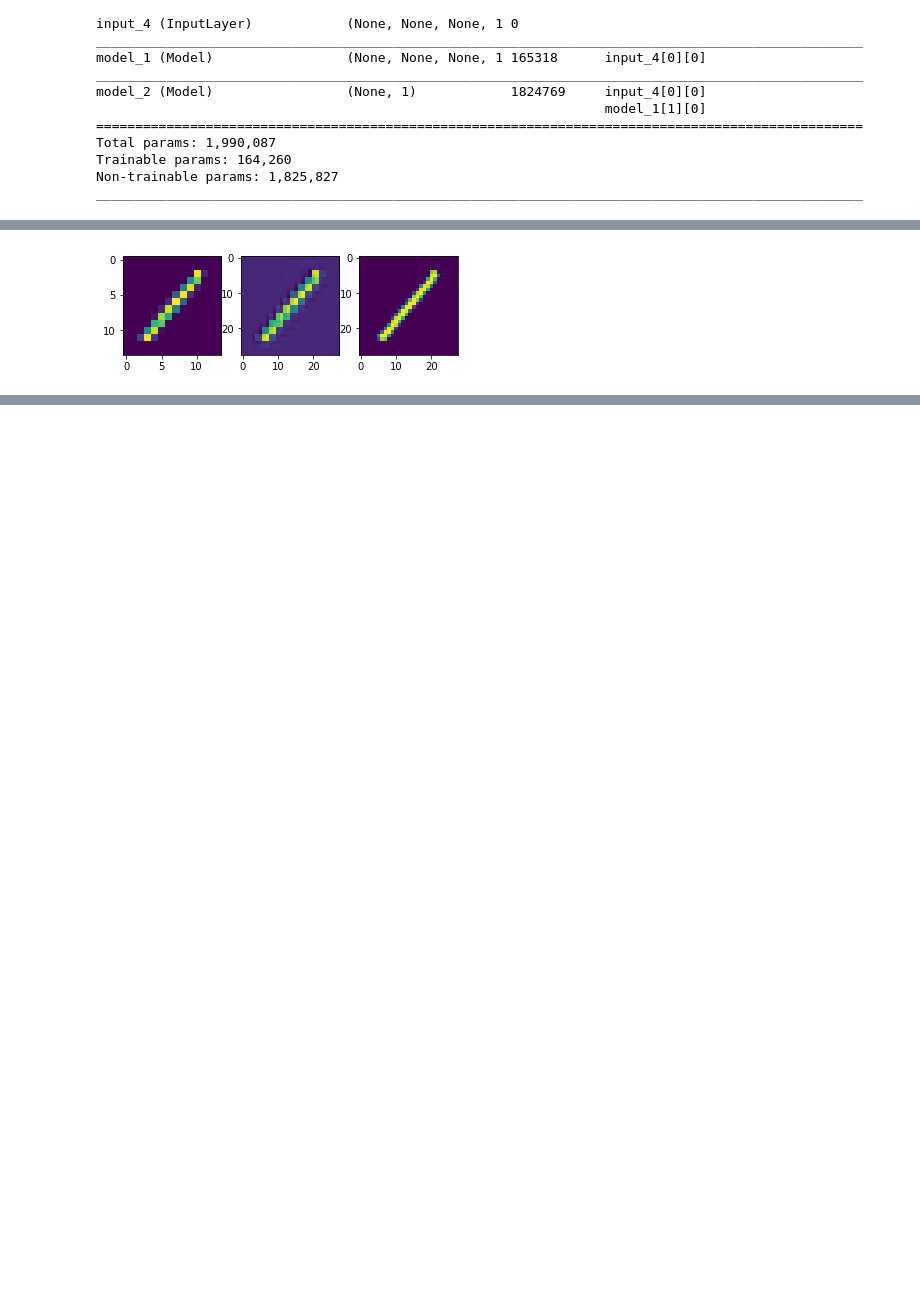
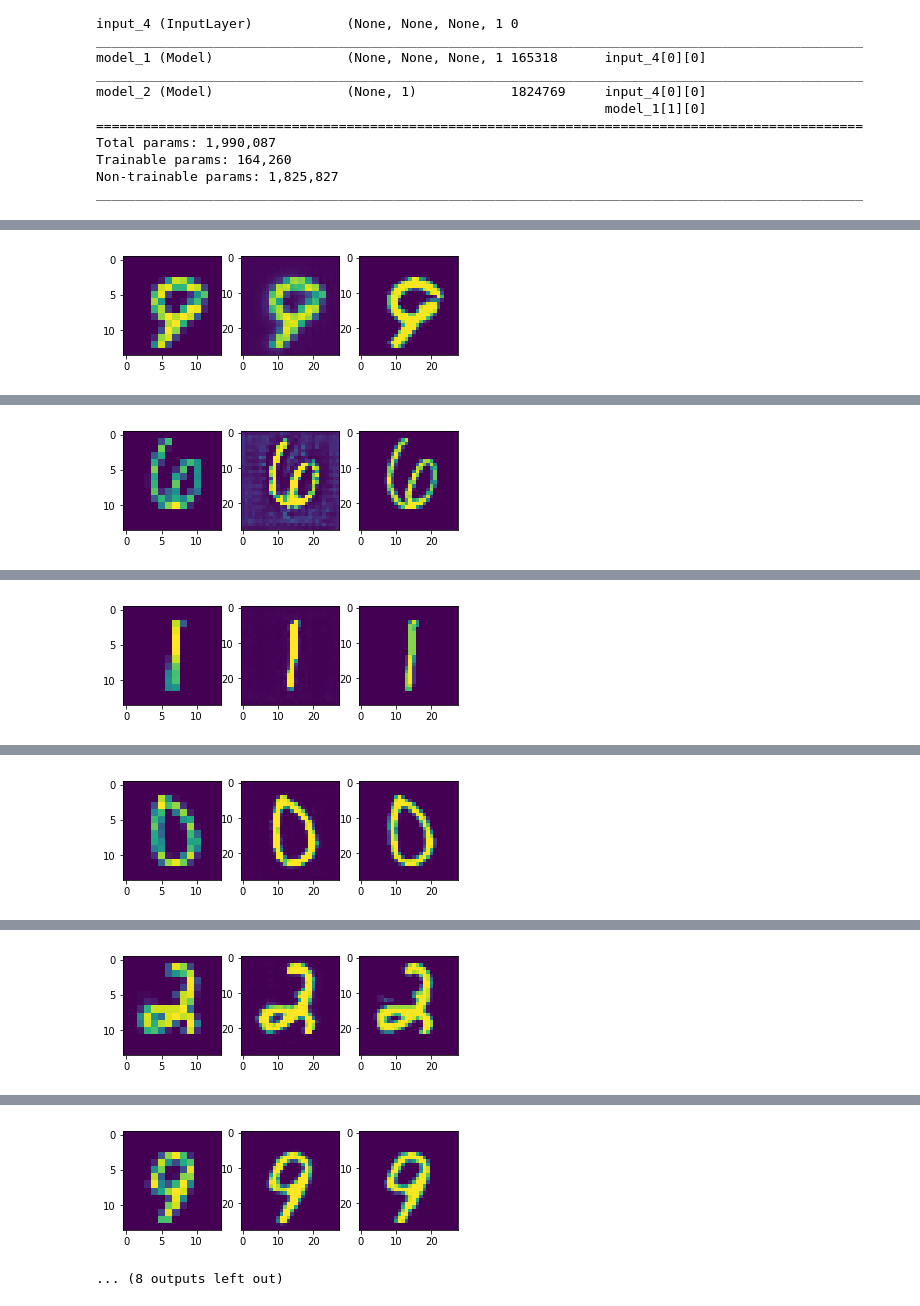
Before and after one commit to gibsonbailey/Super-Resolution-GAN, a Jupyter notebook: GAN for MNIST 14x14 to 28x28.ipynb, the cells around one changed output, grey strips where cells are left out. Saved outputs shown, nothing was run; the diff lists cells and outputs as text; code cells hidden in the pictures; blank space fills up the shorter version.

Commit message:
Began commenting latest jupyter notebook.
* Current version runs fine on Vega FE

```diff
--- a/GAN for MNIST 14x14 to 28x28.ipynb
+++ b/GAN for MNIST 14x14 to 28x28.ipynb
@@ -84,11 +88,14 @@ def build_generator(image_size):
 
     return Model(inputs=input1, outputs=model6)
 # %%
-def build_discriminator(image_size):
-    #
+# TODO: Test keras.applications (ResNet, Xception, etc.) as discriminators
+def build_discriminator():
+    # TODO: Do we need two inputs?
     input1 = Input(shape=(None, None, 1))
     input2 = Input(shape=(None, None, 1))
 
+
+    # input1 is upsampled, then taken through two unet_cells
     model1 = UpSampling2D()(input1)
     model1 = Conv2D(16, (3, 3), strides=(1,1), padding='same')(model1)
     model1 = LeakyReLU(alpha=0.2)(model1)
@@ -97,12 +104,15 @@ def build_discriminator(image_size):
     model1 = LeakyReLU(alpha=0.2)(model1)
     model1 = BatchNormalization(momentum=0.8)(model1)
 
+    # input2 is taken directly through two unet_cells
     model = Conv2D(16, (3, 3), strides=(1,1), padding='same')(input2)
     model = LeakyReLU(alpha=0.2)(model)
     model = BatchNormalization(momentum=0.8)(model)
     model = Conv2D(16, (3, 3), strides=(1,1), padding='same')(model)
     model = LeakyReLU(alpha=0.2)(model)
     model = BatchNormalization(momentum=0.8)(model)
+
+    # The two resulting tensors are then concatenated.
     model = concatenate([model, model1], axis=3)
 
     model = Conv2D(32, (3, 3), strides=(2,2), padding='same')(model)
@@ -136,11 +146,11 @@ def build_discriminator(image_size):
     return Model(inputs=[input1, input2], outputs=model)
 # %%
 optimizer = Adam(0.001, 0.5)
-generator = build_generator(image_size)
+generator = build_generator() # Build U-net
 generator.compile(loss='binary_crossentropy', optimizer=optimizer)
 
 optimizer1 = Adam(0.0002, 0.5)
-discriminator = build_discriminator(image_size)
+discriminator = build_discriminator()
 discriminator.compile(loss='binary_crossentropy', optimizer=optimizer1, metrics=['accuracy'])
 
 discriminator.trainable = False
@@ -148,14 +158,21 @@ discriminator.trainable = False
 # The generator takes noise as input and generated imgs
 z = Input(shape=(None, None, 1))
 img = generator(z)
-# The discriminator takes generated images as input and determines validity
+
+# The discriminator takes two arguments:
+#     1) the original image, and
+#     2) the output of the generator (which should be a
+#        realistically upsampled version of the original)
 valid = discriminator([z, img])
 
 # The combined model  (stacked generator and discriminator) takes
-# noise as input => generates images => determines validity
+# low-res image as input and returns an upsampled image from the generator and a
+# validity score given by the discriminator
 combined = Model(z, [valid, img])
 combined.compile(loss=['binary_crossentropy', 'mean_absolute_error'], optimizer=optimizer, metrics = ['accuracy'])
 
+# Note that the combined model was compiled *after* freezing the discriminator's weights
+
 combined.summary()
 # %% [output]
 __________________________________________________________________________________________________
@@ -173,8 +190,8 @@ Trainable params: 164,260
 Non-trainable params: 1,825,827
 __________________________________________________________________________________________________
 # %%
-epochs = 2
-batch_size = 2
+epochs = 1000
+batch_size = 100
 half_batch = int(batch_size/2)
 def reduce_resolution(ims):
     O, M, N, P = ims.shape
@@ -185,6 +202,7 @@ def reduce_resolution(ims):
     NL = N // L
     return ims.reshape(-1, MK, K, NL, L).mean(axis=(2, 4)).reshape(O, MK, NL, P)
 
+# Unused function...?
 def upsize(ims):
     return ims.repeat(2, axis = 1).repeat(2, axis = 2)
 
@@ -197,7 +215,8 @@ for epoch in range(epochs):
     # Select a random half batch of images
     idx = np.random.randint(0, X_train.shape[0], half_batch)
     imgs = X_train[idx]
-    noise = reduce_resolution(imgs)
+    noise = reduce_resolution(imgs) # imgs dimensions should be divisible by 2?
+    # TODO: Probably should change some of the variable names to something more accurate.
 
     idx1 = np.random.randint(0, X_train.shape[0], half_batch)
     imgs1 = X_train[idx1]
@@ -205,10 +224,17 @@ for epoch in range(epochs):
 
     # Generate a half batch of new images
     gen_imgs = generator.predict(noise1)
+    # gen_imgs are now upsampled to original resolution
+
     # Train the discriminator
+    d_loss_real = discriminator.train_on_batch([noise, imgs], np.ones((half_batch, 1)))
+    # Recall: imgs are random selection of actual MNIST images
+    #    and noise = reduce_resolution(imgs)
 
-    d_loss_real = discriminator.train_on_batch([noise, imgs], np.ones((half_batch, 1)))
     d_loss_fake = discriminator.train_on_batch([noise1, gen_imgs], np.zeros((half_batch, 1)))
+    # Recall: noise1 = reduce_resolution(imgs1)
+    #    and gen_imgs = generator(noise1)
+
     d_loss = 0.5 * np.add(d_loss_real, d_loss_fake)
 
     # ---------------------
@@ -225,7 +251,7 @@ for epoch in range(epochs):
     # Train the generator
     g_loss = combined.train_on_batch(noise2, [valid_y, X_train[idx2]])
 
-    if epoch % 10 == 0:
+    if epoch % 100 == 0:
         # Plot the progress
         print ("%d [D loss: %f, acc.: %.2f%%] [G loss: %f]" % (epoch, d_loss[0], 100*d_loss[1], g_loss[0]))
         fig, ax = plt.subplots(1, 3)
@@ -238 +264 @@ for epoch in range(epochs):
-[figure, old version]
+[figure, new version]
@@ -238,0 +266 @@ for epoch in range(epochs):
+[figure, added]
@@ -238,0 +268 @@ for epoch in range(epochs):
+[figure, added]
@@ -238,0 +270 @@ for epoch in range(epochs):
+[figure, added]
@@ -238,0 +272 @@ for epoch in range(epochs):
+[figure, added]
@@ -239,3 +274,5 @@ for epoch in range(epochs):
+[figure, added]
+... (8 outputs left out)
 # %%
 generator.save('./models/generator_mnist.h5')
 discriminator.save('./models/discriminator_mnist.h5')
```
Also changed, not shown: parts of 3 cells of this notebook, 3 other files.
